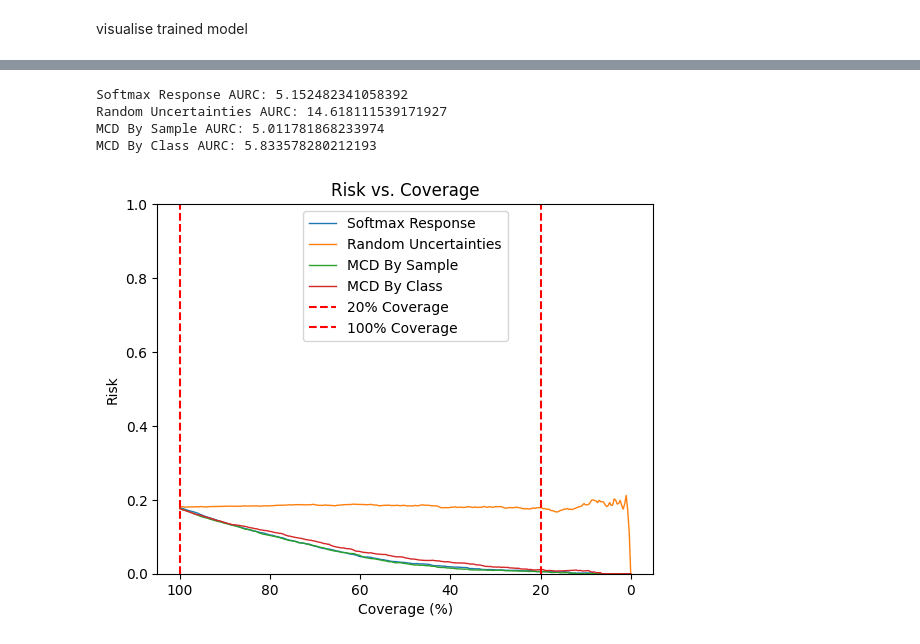
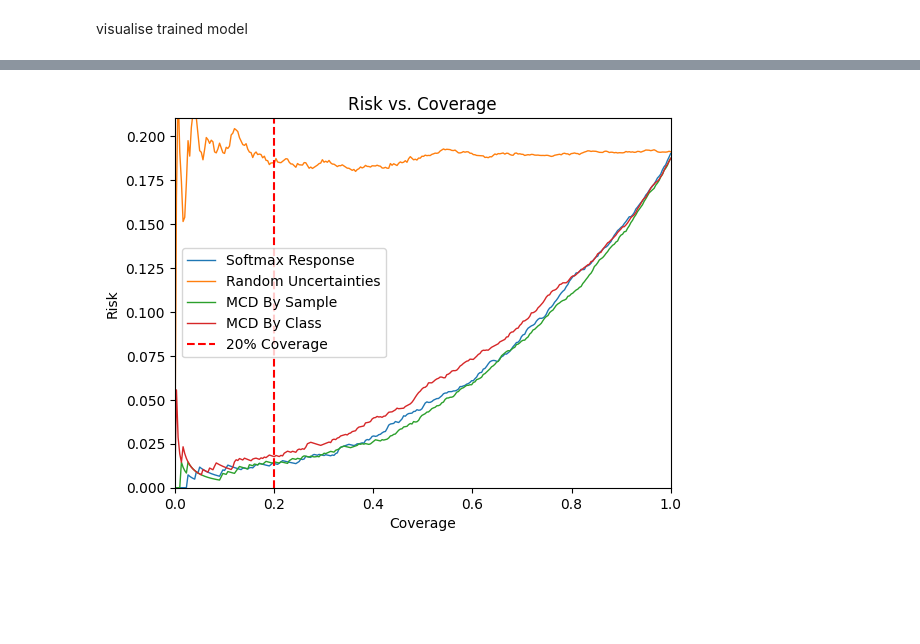
Before and after one commit to euandocking/DSC-uncertainty-quantification-evaluation, a Jupyter notebook: PyTorch_Uncertainty__Quantification_Evaluation_Functional_Dropout.ipynb, the cells around one changed output, grey strips where cells are left out. Saved outputs shown, nothing was run; the diff lists cells and outputs as text; code cells hidden in the pictures; blank space fills up the shorter version.

```diff
--- a/PyTorch_Uncertainty__Quantification_Evaluation_Functional_Dropout.ipynb
+++ b/PyTorch_Uncertainty__Quantification_Evaluation_Functional_Dropout.ipynb
@@ -404,5 +480,6 @@ Loaded pretrained weights for efficientnet-b0
 # %% [markdown]
 train model
 # %%
-model_ft = train_model(model_ft, criterion, optimizer_ft, exp_lr_scheduler, num_epochs=25)
+#model_ft = train_model(model_ft, criterion, optimizer_ft, exp_lr_scheduler, num_epochs=25)
+model_ft, train_losses, train_accuracies, val_losses, val_accuracies = train_model(model_ft, criterion, optimizer_ft, exp_lr_scheduler, num_epochs=25)
 # %% [output]
@@ -425,0 +534,4 @@ Best val Acc: 0.8242
+# %%
+#load the saved model
+model_ft.load_state_dict(torch.load('data/trained_model.pth'))
+#model.eval()  # Set the model to evaluation mode if needed
@@ -595,15 +714,18 @@ def calculate_mc_dropout_uncertainties_by_class(model, dataloader, class_names,
             inputs = inputs.to(device)
             labels = labels.to(device)
 
-            class_avg_outputs = torch.zeros(inputs.size(0), len(class_names)).to(device)
+            logits_list = []  # Initialize a list to store logits for each sample
 
             # Generate predictions with dropout for multiple samples
             for i in range(num_samples):
                 outputs = model(inputs)
-                class_avg_outputs += outputs  # Accumulate raw logits
+                logits_list.append(outputs)  # Store logits for each sample
+
+            # Concatenate logits along a new dimension to create a tensor
+            logits_tensor = torch.stack(logits_list, dim=0)
 
             # Calculate average output across all samples for each class
-            class_avg_outputs /= num_samples
+            class_avg_outputs = torch.mean(logits_tensor, dim=0)
 
             # Make prediction based on class with highest average output
             _, predicted = torch.max(class_avg_outputs, 1)
@@ -646,7 +768,7 @@ x_values = np.arange(len(risks_list[0]))
 total_steps = len(x_values)
 
 # Convert x-values to percentage
-x_smooth_percentage = (x_values / total_steps) * 100
+x_smooth_percentage = (x_values / total_steps)  # Already between 0 and 1
 
 # Create a smooth range for the x-axis
 x_smooth_percentage_interp = np.linspace(x_smooth_percentage.min(), x_smooth_percentage.max(), 300)
@@ -653,42 +828,34 @@ x_smooth_percentage_interp = np.linspace(x_smooth_percentage.min(), x_smooth_per
 # %%
 def plot_risk_coverage(risks_list, labels_list, x_smooth_percentage_interp, x_smooth_percentage):
+    max_risk_100_coverage = 0  # Initialize max risk value at 100% coverage
+
     for risks, label in zip(risks_list, labels_list):
         risks_smooth = np.interp(x_smooth_percentage_interp, x_smooth_percentage, risks)
         plt.plot(x_smooth_percentage_interp, risks_smooth, label=label, linewidth=1)
 
-        # Find indices corresponding to values less than or equal to 20% coverage
-        cutoff_index = np.argmax(x_smooth_percentage_interp >= 20)
-
-        # Calculate area under the curve from 100% coverage to the 20% cutoff
-        area = np.trapz(risks_smooth[cutoff_index:], x=x_smooth_percentage_interp[cutoff_index:])
-        print(f"{label} AURC: {area}")
+        # Update max risk value at 100% coverage if necessary
+        max_risk_100_coverage = max(max_risk_100_coverage, risks_smooth[-1])
 
     # x-axis label with a percentage
-    plt.xlabel('Coverage (%)')
+    plt.xlabel('Coverage')
     plt.ylabel('Risk')
     plt.title('Risk vs. Coverage')
 
     # Add a vertical line at approximately 20% coverage
-    plt.axvline(x=20, color='red', linestyle='--', label='20% Coverage')
+    plt.axvline(x=0.2, color='red', linestyle='--', label='20% Coverage')
 
-    # Add a vertical line at approximately 100% coverage
-    plt.axvline(x=100, color='red', linestyle='--', label='100% Coverage')
+    # Adjust the x-axis limits to range from 0 to 1
+    plt.xlim(0, 1)
 
     # Adjust the y-axis limits
-    plt.ylim(0, 1)
-
-    # Invert the x-axis
-    plt.gca().invert_xaxis()
+    plt.ylim(0, max_risk_100_coverage * 1.1)  # Set the upper limit slightly higher than the maximum risk at 100% coverage
 
     # Show legend
     plt.legend()
 
     plt.show()
 
+# Plot the risk coverage curve
 plot_risk_coverage(risks_list, labels_list, x_smooth_percentage_interp, x_smooth_percentage)
 # %% [output]
-Softmax Response AURC: 5.152482341058392
-Random Uncertainties AURC: 14.618111539171927
-MCD By Sample AURC: 5.011781868233974
-MCD By Class AURC: 5.833578280212193
-[figure, old version]
+[figure, new version]
```
Also changed, not shown: parts of 11 cells of this notebook.
